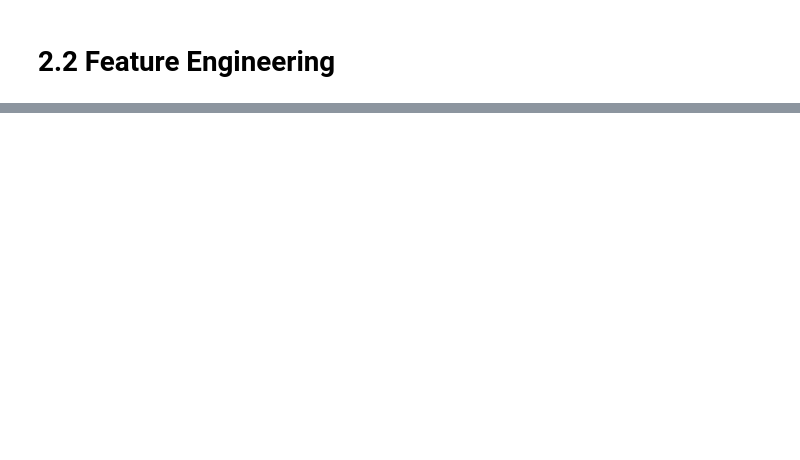
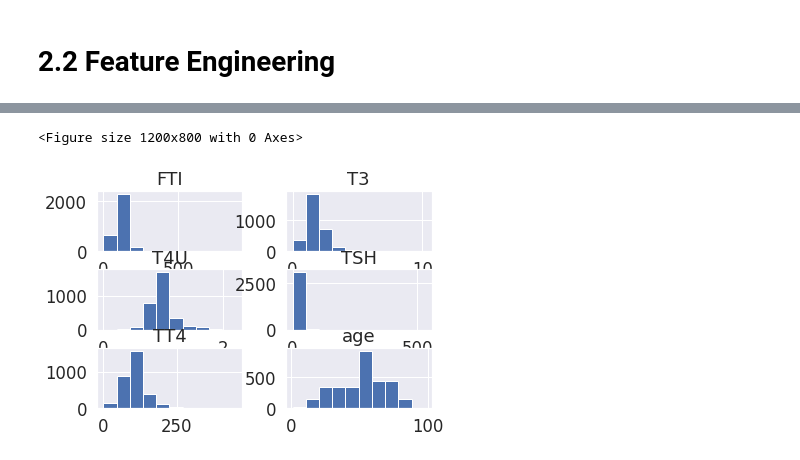
Before and after one commit to SamwelJane/Nairobi-Hospital-clinical-camp-test-for-hypothyroidism, a Jupyter notebook: Nairobi_Hospital_Hypothyriodism_prediction_th.ipynb, the cells around one changed output, grey strips where cells are left out. Drawn from its saved outputs; the diff is of its cells as text; code cells hidden in the pictures; blank space fills up the shorter version.

```diff
--- a/Nairobi_Hospital_Hypothyriodism_prediction_th.ipynb
+++ b/Nairobi_Hospital_Hypothyriodism_prediction_th.ipynb
@@ -127,3 +194,6 @@ memory usage: 642.6+ KB
+# %%
+#convert  object to numerical
+data[num_cols] = data[num_cols].apply(pd.to_numeric)
 # %%
 #  checking datatpyes
 data.dtypes
@@ -148,0 +254,14 @@ dtype: object
+# %%
+# define the numerical imputer
+# Impute null values by replacing them median.
+impute = Imputer(strategy ='median')
+data[num_cols] = impute.fit_transform(data[num_cols])
+# %%
+# replace categorical values with mode('most frequent')
+
+
+data['TBG'] = data['TBG'].fillna(data['TBG'].mode()[0])
+
+
+
+data['sex'] = data['sex'].fillna(data['sex'].mode()[0])
@@ -148,0 +278,10 @@ dtype: object
+# %%
+
+# creating a dict file
+status = {'hypothyroid': 'Yes','negative': 'No'}
+
+# traversing through dataframe
+# Gender column and writing
+# values where key matches
+data.status = [status[item] for item in data.status]
+print(data.head())
@@ -185,0 +351,9 @@ models.append(('SVM', SVC(gamma='auto')))
+# %%
+plt.figure(dpi=200)
+data.hist()
+
+plt.show()
+# the graph shows the distribution our numerical data
+# %% [output]
+<Figure size 1200x800 with 0 Axes>
+[figure, added]
```
Also changed, not shown: parts of 76 cells of this notebook.
